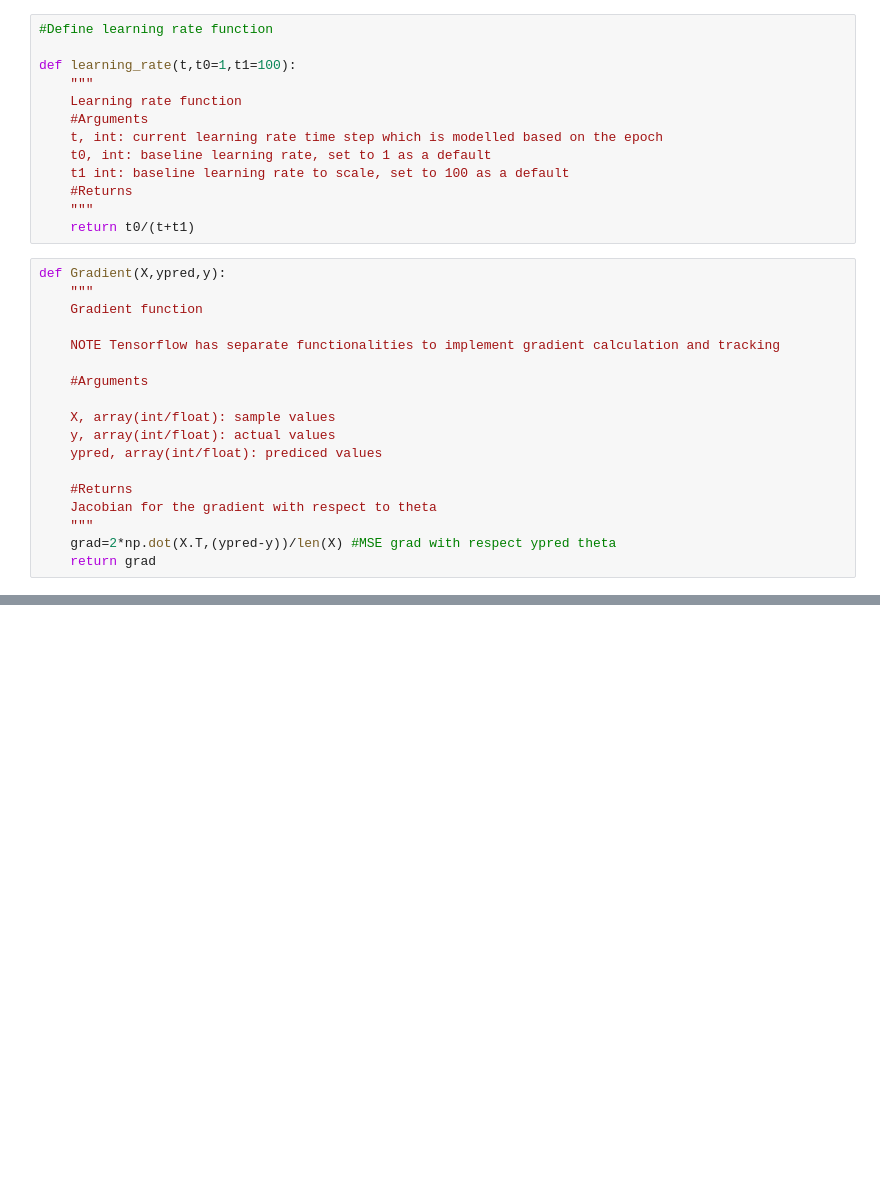
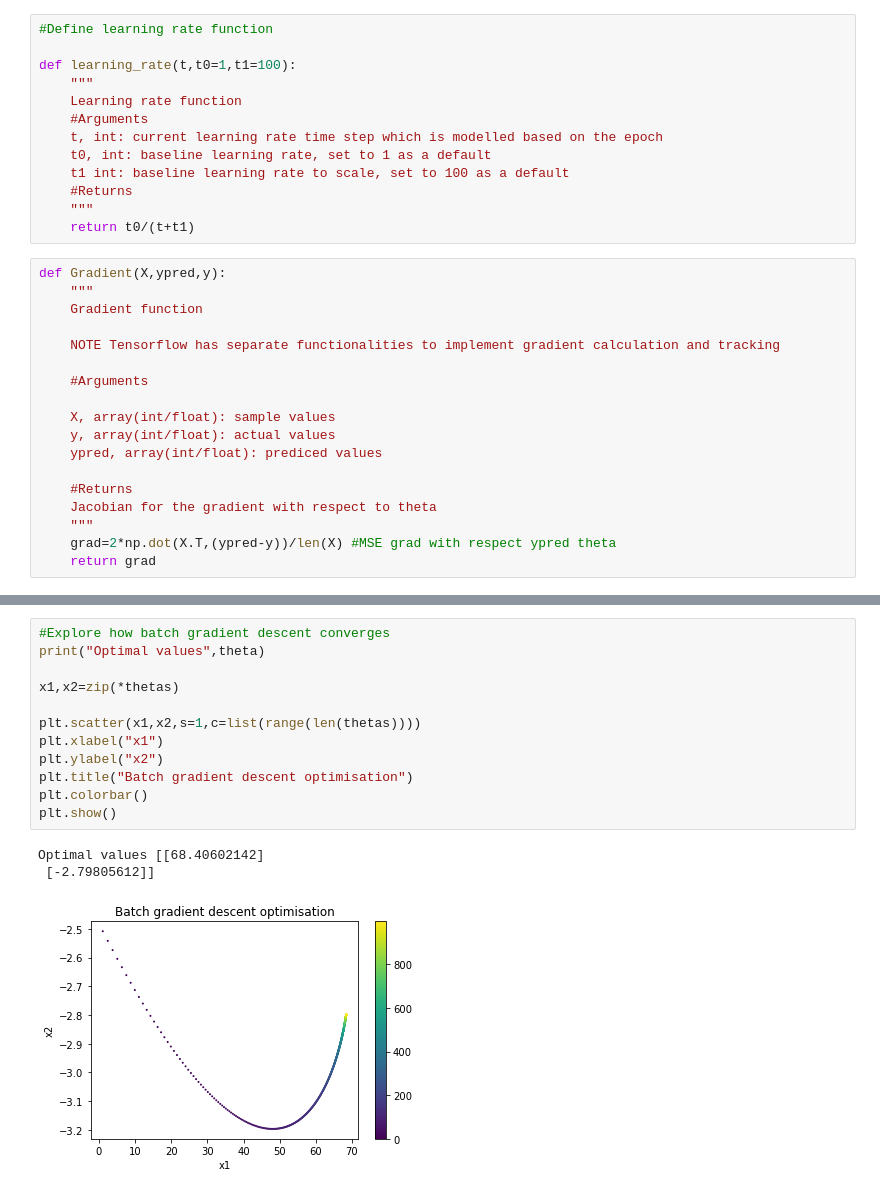
Before and after one commit to AusteKan/Shared_ML_resources, a Jupyter notebook: ML_DL_examples/GD_example.ipynb, the cells around one changed output, grey strips where cells are left out. Saved outputs shown, nothing was run; the diff lists cells and outputs as text; blank space fills up the shorter version.

```diff
--- a/ML_DL_examples/GD_example.ipynb
+++ b/ML_DL_examples/GD_example.ipynb
@@ -93,0 +98,16 @@ plt.show()
+# %%
+#Explore how batch gradient descent converges
+print("Optimal values",theta)
+
+x1,x2=zip(*thetas)
+
+plt.scatter(x1,x2,s=1,c=list(range(len(thetas))))
+plt.xlabel("x1")
+plt.ylabel("x2")
+plt.title("Batch gradient descent optimisation")
+plt.colorbar()
+plt.show()
+# %% [output]
+Optimal values [[68.40602142]
+ [-2.79805612]]
+[figure, added]
```
Also changed, not shown: parts of 3 cells of this notebook.
